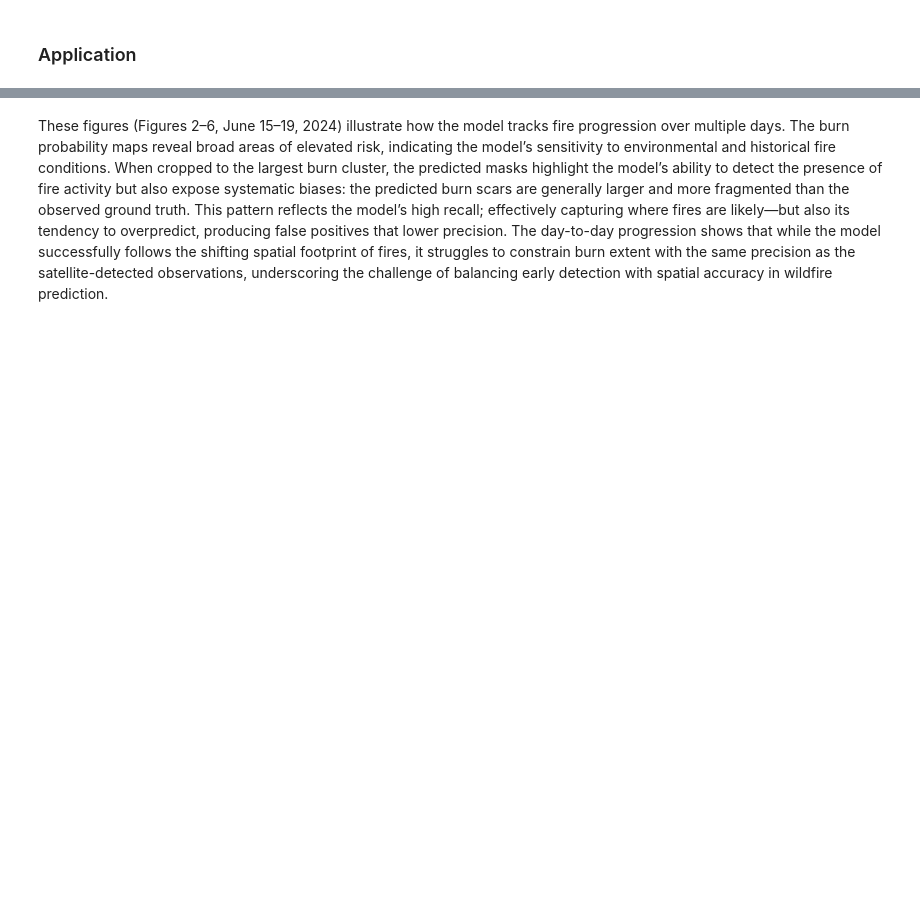
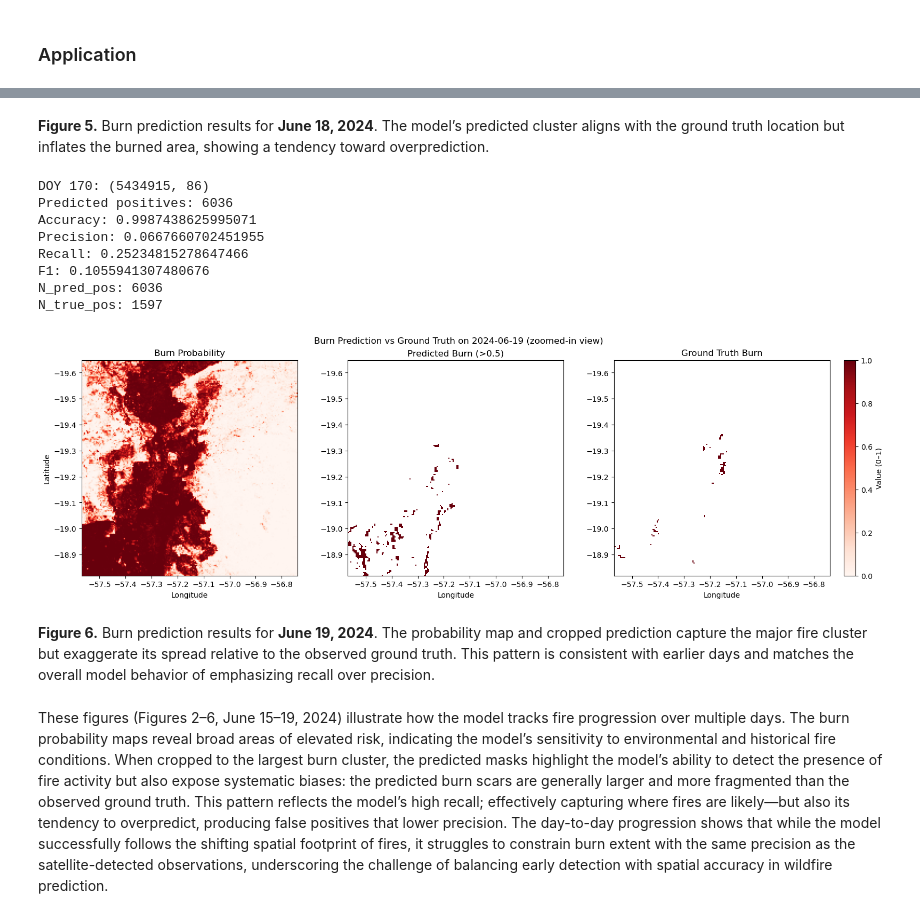
Before and after one commit to ddominguez2293/I_Guide_Team_2, a Jupyter notebook: 0.final_notebook_v3.ipynb, the cells around one changed output, grey strips where cells are left out. Saved outputs shown, nothing was run; the diff lists cells and outputs as text; code cells hidden in the pictures; blank space fills up the shorter version.

```diff
--- a/0.final_notebook_v3.ipynb
+++ b/0.final_notebook_v3.ipynb
@@ -728,3 +439,19 @@ F1 Score: 0.1055941307480676
+# %% [markdown]
+**Figure 5.** Burn prediction results for **June 18, 2024**. The model’s predicted cluster aligns with the ground truth location but inflates the burned area, showing a tendency toward overprediction.
+# %%
+res_170 = predict_and_plot_doy(170, model)
+# %% [output]
+DOY 170: (5434915, 86)
+Predicted positives: 6036
+Accuracy: 0.9987438625995071
+Precision: 0.0667660702451955
+Recall: 0.25234815278647466
+F1: 0.1055941307480676
+N_pred_pos: 6036
+N_true_pos: 1597
+[figure, added]
+# %% [markdown]
+**Figure 6.** Burn prediction results for **June 19, 2024**. The probability map and cropped prediction capture the major fire cluster but exaggerate its spread relative to the observed ground truth. This pattern is consistent with earlier days and matches the overall model behavior of emphasizing recall over precision.
 # %% [markdown]
 These figures (Figures 2–6, June 15–19, 2024) illustrate how the model tracks fire progression over multiple days. The burn probability maps reveal broad areas of elevated risk, indicating the model’s sensitivity to environmental and historical fire conditions. When cropped to the largest burn cluster, the predicted masks highlight the model’s ability to detect the presence of fire activity but also expose systematic biases: the predicted burn scars are generally larger and more fragmented than the observed ground truth. This pattern reflects the model’s high recall; effectively capturing where fires are likely—but also its tendency to overpredict, producing false positives that lower precision. The day-to-day progression shows that while the model successfully follows the shifting spatial footprint of fires, it struggles to constrain burn extent with the same precision as the satellite-detected observations, underscoring the challenge of balancing early detection with spatial accuracy in wildfire prediction.
 # %% [markdown]
```
Also changed, not shown: parts of 23 cells of this notebook, 8 other files.
